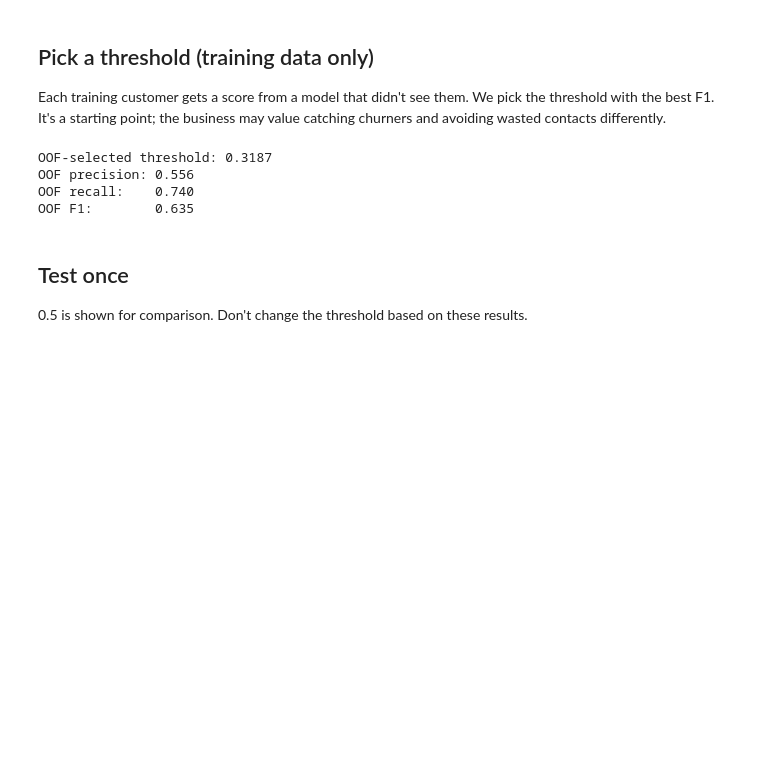
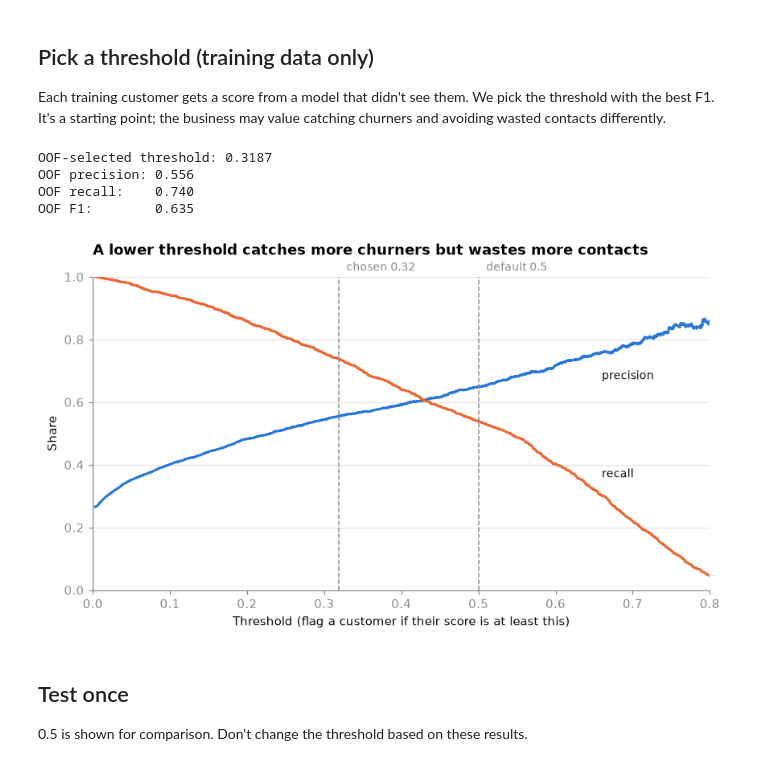
Before and after one commit to Srijana-gits/churn-intelligence, a Jupyter notebook: notebooks/04_evaluation.ipynb, the cells around one changed output. Drawn from its saved outputs; the diff is of its cells as text; code cells hidden in the pictures; blank space fills up the shorter version.

Commit message:
add charts to notebook

```diff
--- a/notebooks/04_evaluation.ipynb
+++ b/notebooks/04_evaluation.ipynb
@@ -38,6 +38,25 @@ X_train, X_test, y_train, y_test = split(data)
 7,032 customers for modelling (11 with tenure = 0 excluded)
 train 5,274 rows, churn 0.266
 test  1,758 rows, churn 0.266   (untouched until Stage 5)
+# %%
+import matplotlib.pyplot as plt
+
+FIGURES = ROOT / "reports" / "figures"
+FIGURES.mkdir(parents=True, exist_ok=True)
+
+# Same style as the Stage 3 charts.
+BLUE, ORANGE, INK, MUTED = "#2a78d6", "#eb6834", "#0b0b0b", "#8a8a85"
+plt.rcParams.update({
+    "figure.dpi": 110, "savefig.dpi": 150, "savefig.bbox": "tight",
+    "axes.spines.top": False, "axes.spines.right": False,
+    "axes.edgecolor": MUTED, "axes.labelcolor": INK,
+    "axes.titlesize": 12, "axes.titleweight": "bold", "axes.titlelocation": "left",
+    "grid.color": "#e5e5e2", "grid.linewidth": 0.8,
+    "xtick.color": MUTED, "ytick.color": MUTED, "font.size": 10,
+})
+
+def save(fig, name):
+    fig.savefig(FIGURES / f"{name}.png")
 # %% [markdown]
 ## Pick a threshold (training data only)
 
@@ -61,6 +80,30 @@ OOF-selected threshold: 0.3187
 OOF precision: 0.556
 OOF recall:    0.740
 OOF F1:        0.635
+# %%
+# Precision and recall at every threshold, on the training out-of-fold scores
+# (the same data the threshold was picked from).
+fig, ax = plt.subplots(figsize=(9, 4.6))
+ax.plot(thresholds, precision[:-1], color=BLUE, linewidth=2)
+ax.plot(thresholds, recall[:-1], color=ORANGE, linewidth=2)
+ax.text(0.66, precision[:-1][np.searchsorted(thresholds, 0.65)] - 0.08, "precision",
+        color=INK, fontsize=9)
+ax.text(0.66, recall[:-1][np.searchsorted(thresholds, 0.65)] + 0.04, "recall",
+        color=INK, fontsize=9)
+
+for value, label in [(0.5, "default 0.5"), (selected_threshold, f"chosen {selected_threshold:.2f}")]:
+    ax.axvline(value, color=MUTED, linewidth=1, linestyle="--")
+    ax.text(value + 0.01, 1.02, label, color=MUTED, fontsize=9)
+
+ax.set_title("A lower threshold catches more churners but wastes more contacts", pad=18)
+ax.set_xlabel("Threshold (flag a customer if their score is at least this)")
+ax.set_ylabel("Share")
+ax.set_xlim(0, 0.8); ax.set_ylim(0, 1.0)
+ax.grid(axis="y"); ax.set_axisbelow(True)
+save(fig, "07_threshold_tradeoff")
+plt.show()
+# %% [output]
+[figure, added]
 # %% [markdown]
 ## Test once
 
```
Also changed, not shown: parts of 5 cells of this notebook, 4 other files.
